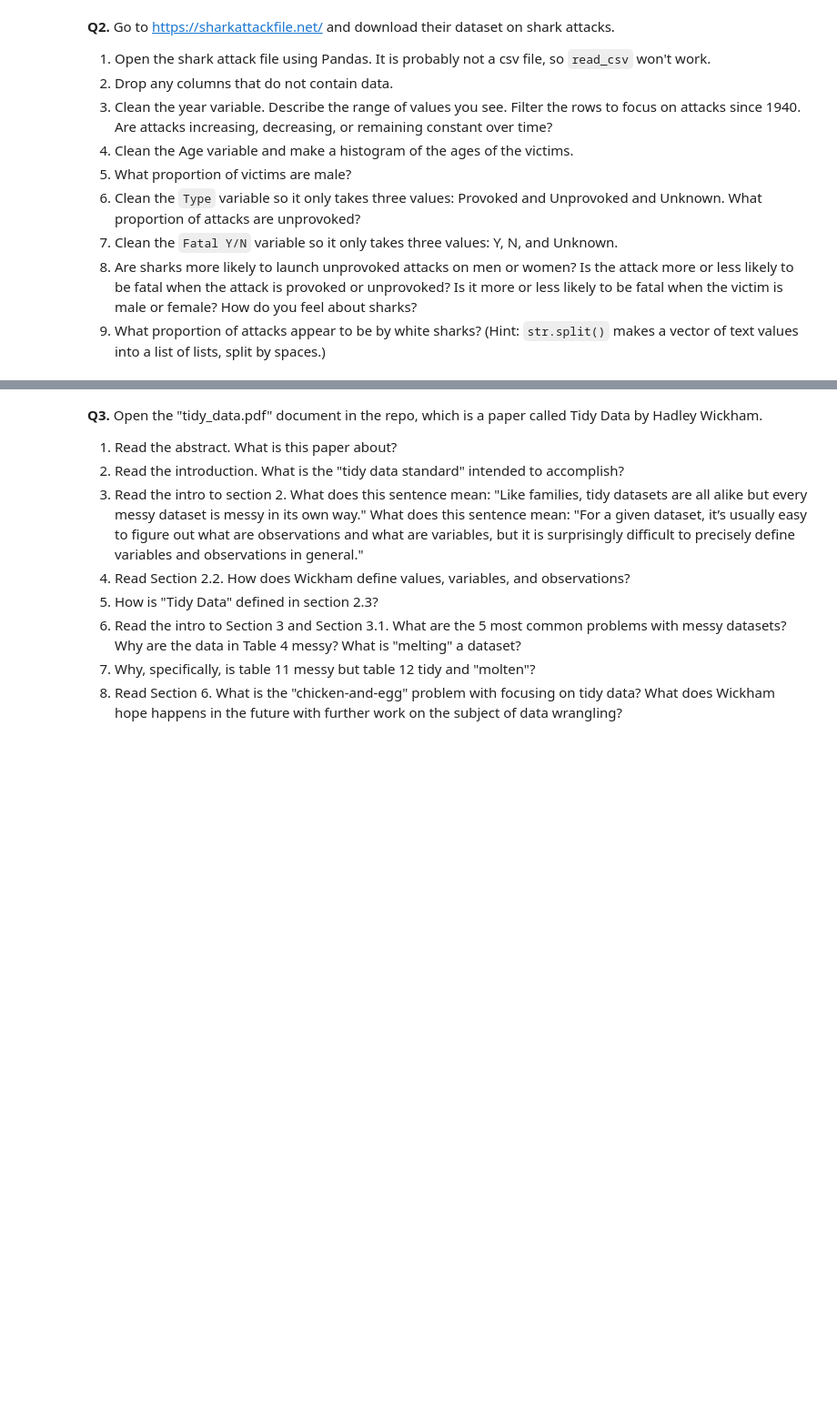
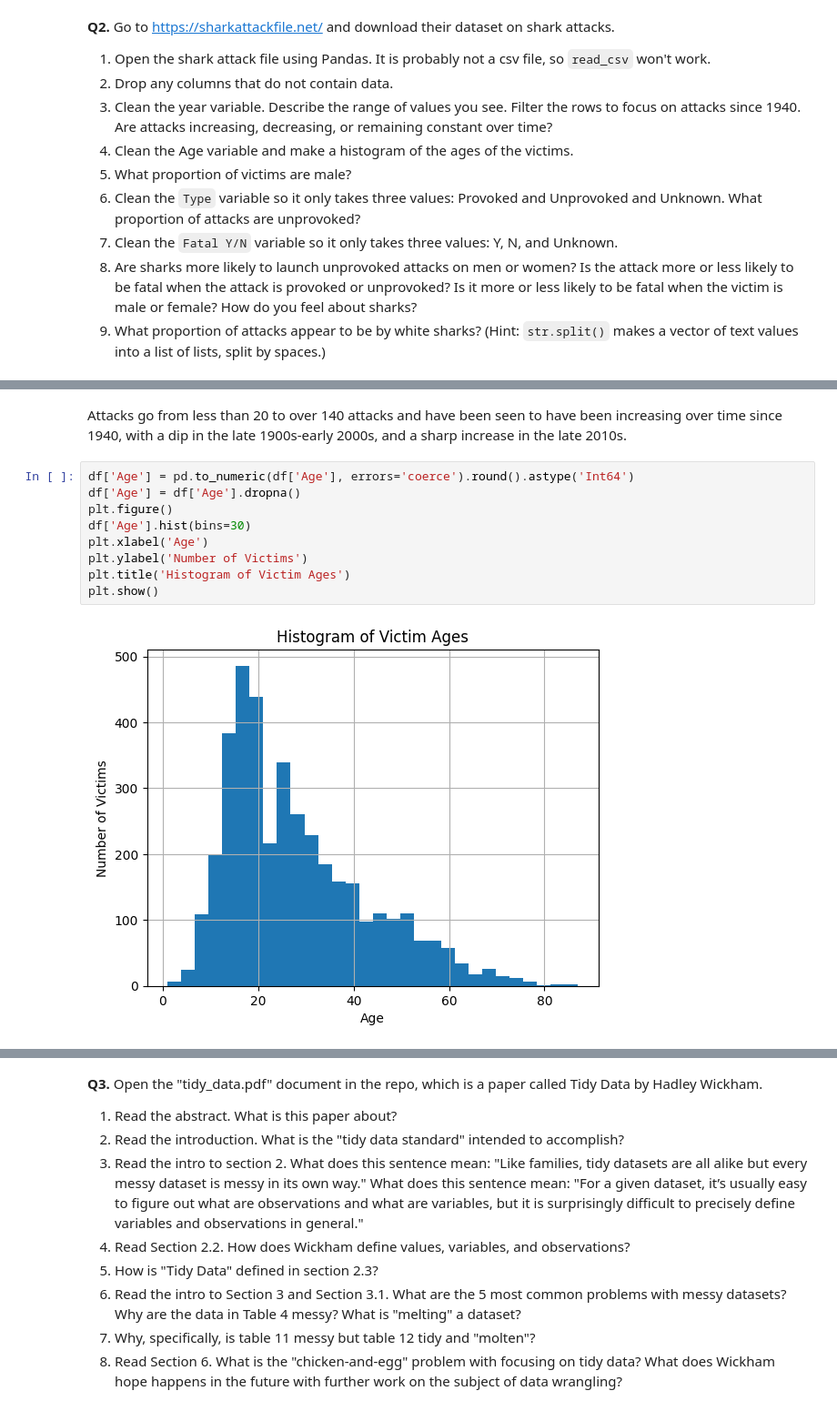
Before and after one commit to ananya-balach/DS-wrangling-fork, a Jupyter notebook: assignment/assignment.ipynb, the cells around one changed output, grey strips where cells are left out. Shown: that part at 91% size. Saved outputs shown, nothing was run; the diff lists cells and outputs as text; blank space fills up the shorter version.

```diff
--- a/assignment/assignment.ipynb
+++ b/assignment/assignment.ipynb
@@ -289,0 +366,13 @@ df = pd.read_excel(GSAF5.xlsx')
+# %% [markdown]
+Attacks go from less than 20 to over 140 attacks and have been seen to have been increasing over time since 1940, with a dip in the late 1900s-early 2000s, and a sharp increase in the late 2010s.
+# %%
+df['Age'] = pd.to_numeric(df['Age'], errors='coerce').round().astype('Int64')
+df['Age'] = df['Age'].dropna()
+plt.figure()
+df['Age'].hist(bins=30)
+plt.xlabel('Age')
+plt.ylabel('Number of Victims')
+plt.title('Histogram of Victim Ages')
+plt.show()
+# %% [output]
+[figure, added]
```
Also changed, not shown: parts of 21 cells of this notebook.
